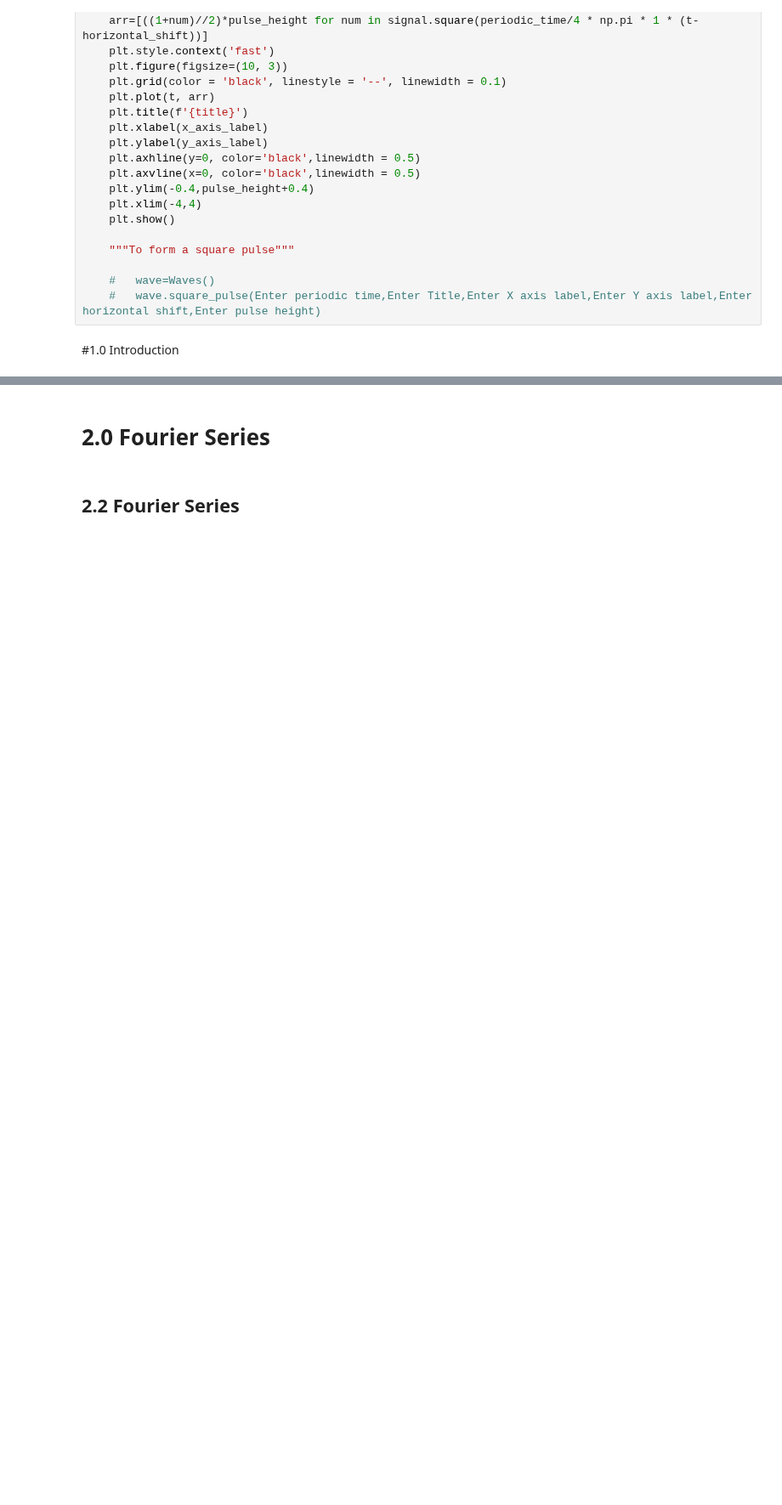
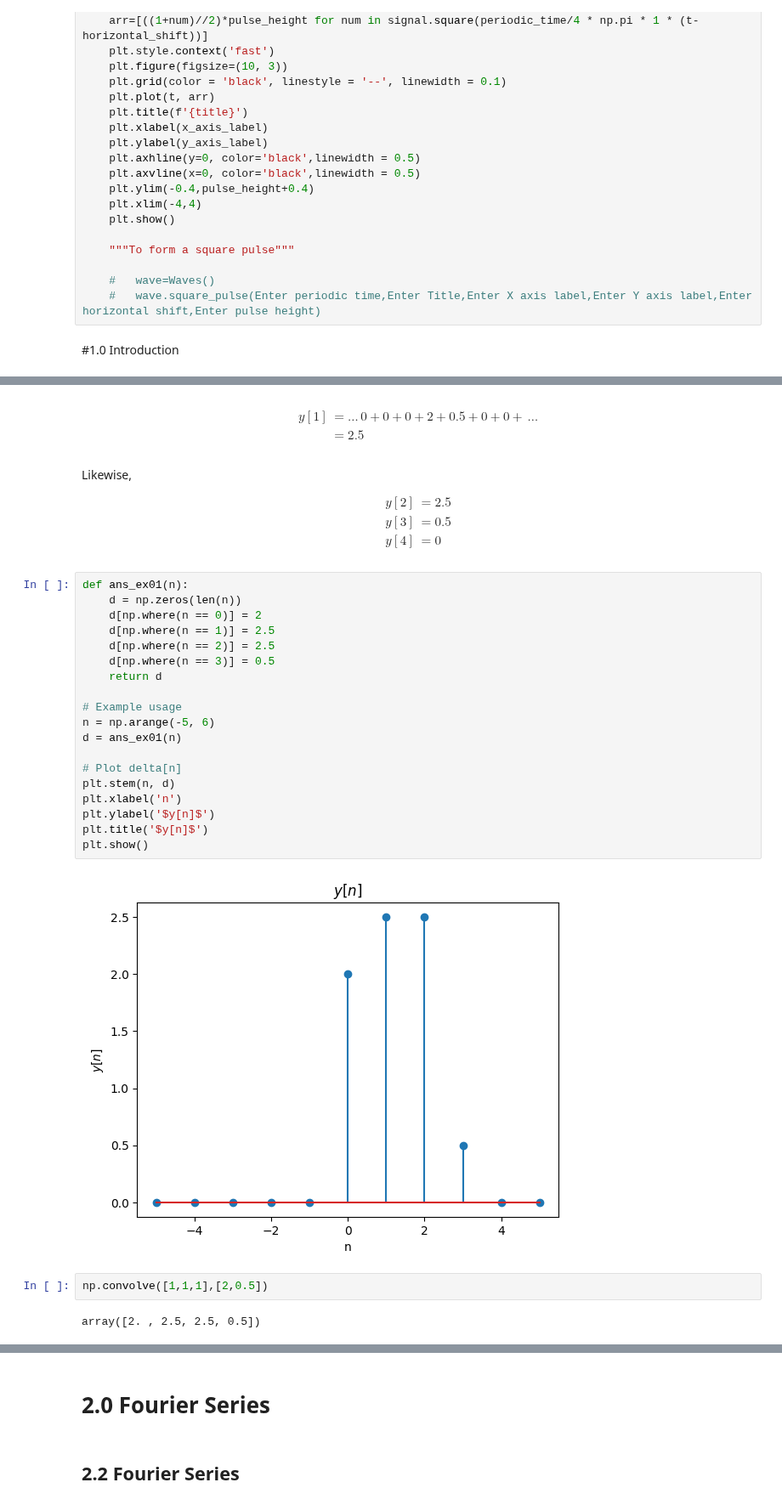
Before and after one commit to BuwanekaEpakanda/EE_257_Note_Book, a Jupyter notebook: EE_257_Signals_and_Systems.ipynb, the cells around one changed output, grey strips where cells are left out. Shown at 85% size. Cells and saved outputs as stored; diff of their text form; blank space fills up the shorter version.

```diff
--- a/EE_257_Signals_and_Systems.ipynb
+++ b/EE_257_Signals_and_Systems.ipynb
@@ -212,0 +315,42 @@ class Waves:
+# %% [markdown]
+$$
+\begin{align}
+y[1]&=\dots\,0+0+0+2+0.5+0+0+\,\dots \\
+&=2.5
+\end{align}
+$$
+# %% [markdown]
+Likewise,
+
+$$
+\begin{align}
+y[2]&=2.5 \\
+y[3]&=0.5 \\
+y[4]&=0
+\end{align}
+$$
+# %%
+def ans_ex01(n):
+    d = np.zeros(len(n))
+    d[np.where(n == 0)] = 2
+    d[np.where(n == 1)] = 2.5
+    d[np.where(n == 2)] = 2.5
+    d[np.where(n == 3)] = 0.5
+    return d
+
+# Example usage
+n = np.arange(-5, 6)
+d = ans_ex01(n)
+
+# Plot delta[n]
+plt.stem(n, d)
+plt.xlabel('n')
+plt.ylabel('$y[n]$')
+plt.title('$y[n]$')
+plt.show()
+# %% [output]
+[figure, added]
+# %%
+np.convolve([1,1,1],[2,0.5])
+# %% [output]
+array([2. , 2.5, 2.5, 0.5])
```
Also changed, not shown: parts of 24 cells of this notebook.
